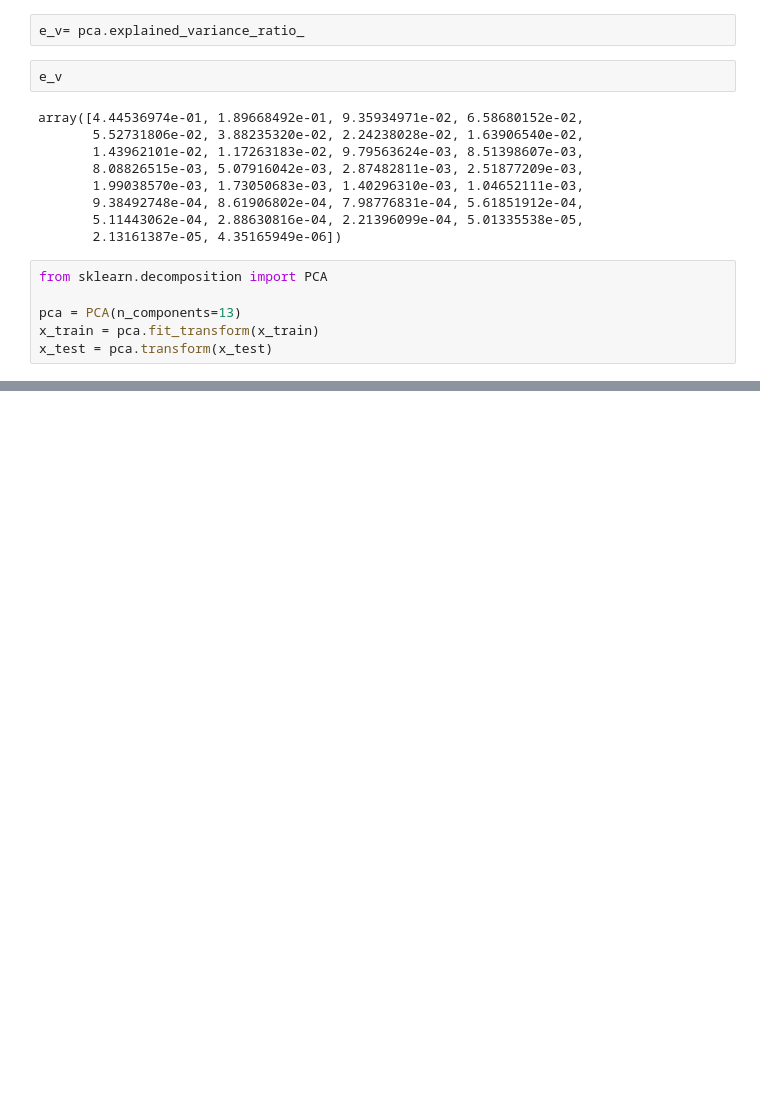
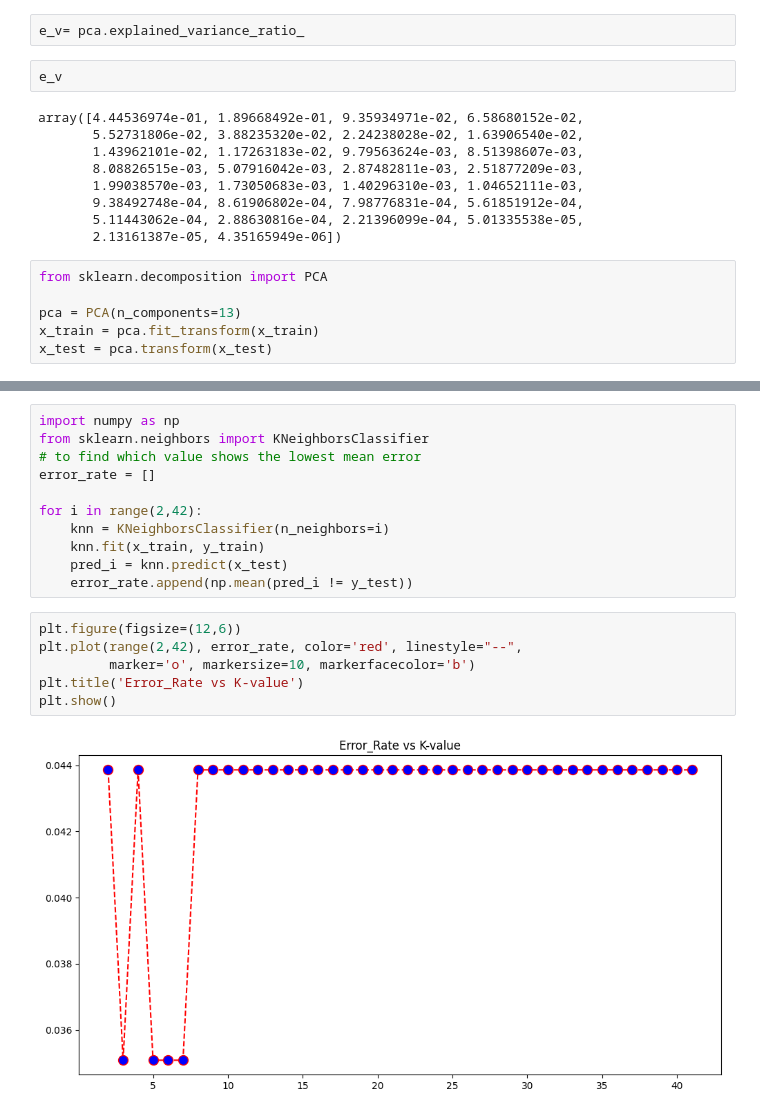
Before and after one commit to DheerajNani7/Breast-Cancer-Detection, a Jupyter notebook: project.ipynb, the cells around one changed output, grey strips where cells are left out. Saved outputs shown, nothing was run; the diff lists cells and outputs as text; blank space fills up the shorter version.

```diff
--- a/project.ipynb
+++ b/project.ipynb
@@ -308,0 +354,19 @@ x_test = pca.transform(x_test)
+# %%
+import numpy as np
+from sklearn.neighbors import KNeighborsClassifier
+# to find which value shows the lowest mean error
+error_rate = []
+
+for i in range(2,42):
+    knn = KNeighborsClassifier(n_neighbors=i)
+    knn.fit(x_train, y_train)
+    pred_i = knn.predict(x_test)
+    error_rate.append(np.mean(pred_i != y_test))
+# %%
+plt.figure(figsize=(12,6))
+plt.plot(range(2,42), error_rate, color='red', linestyle="--",
+         marker='o', markersize=10, markerfacecolor='b')
+plt.title('Error_Rate vs K-value')
+plt.show()
+# %% [output]
+[figure, added]
```
Also changed, not shown: parts of 17 cells of this notebook.
